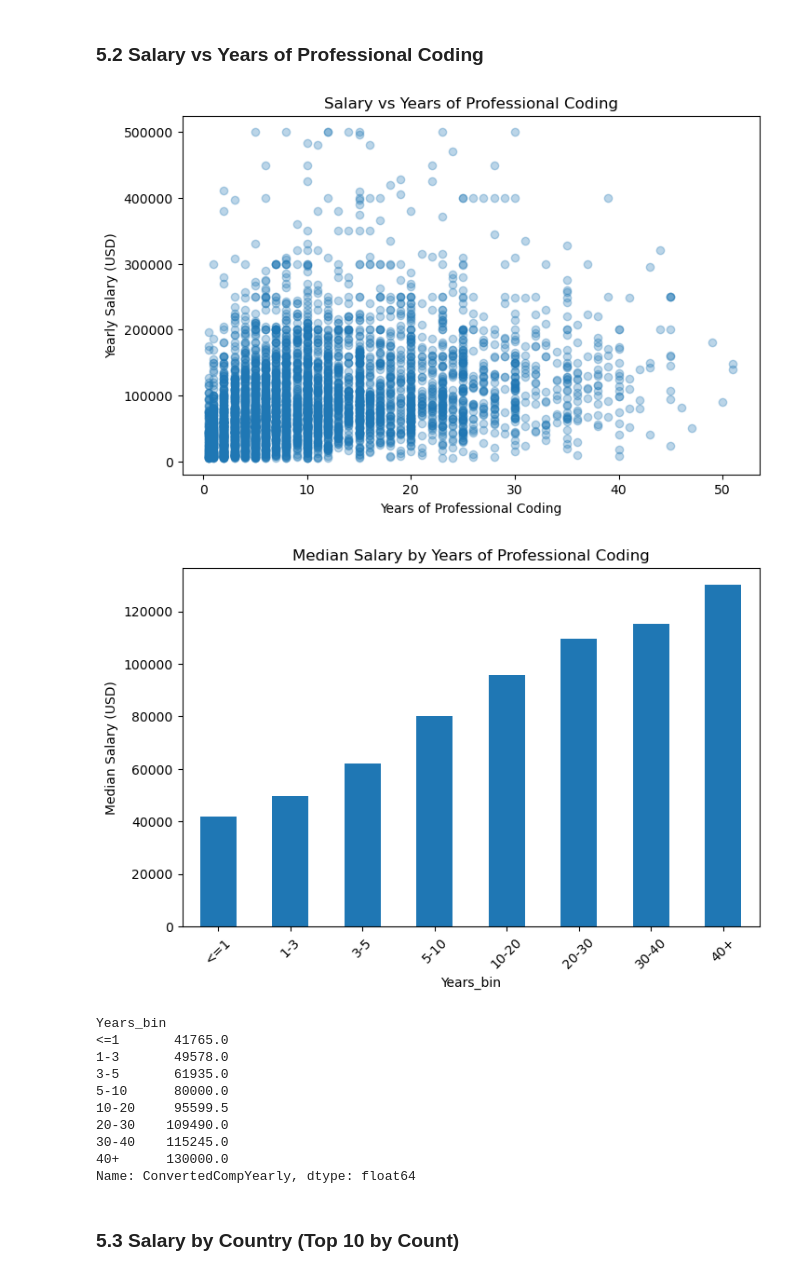
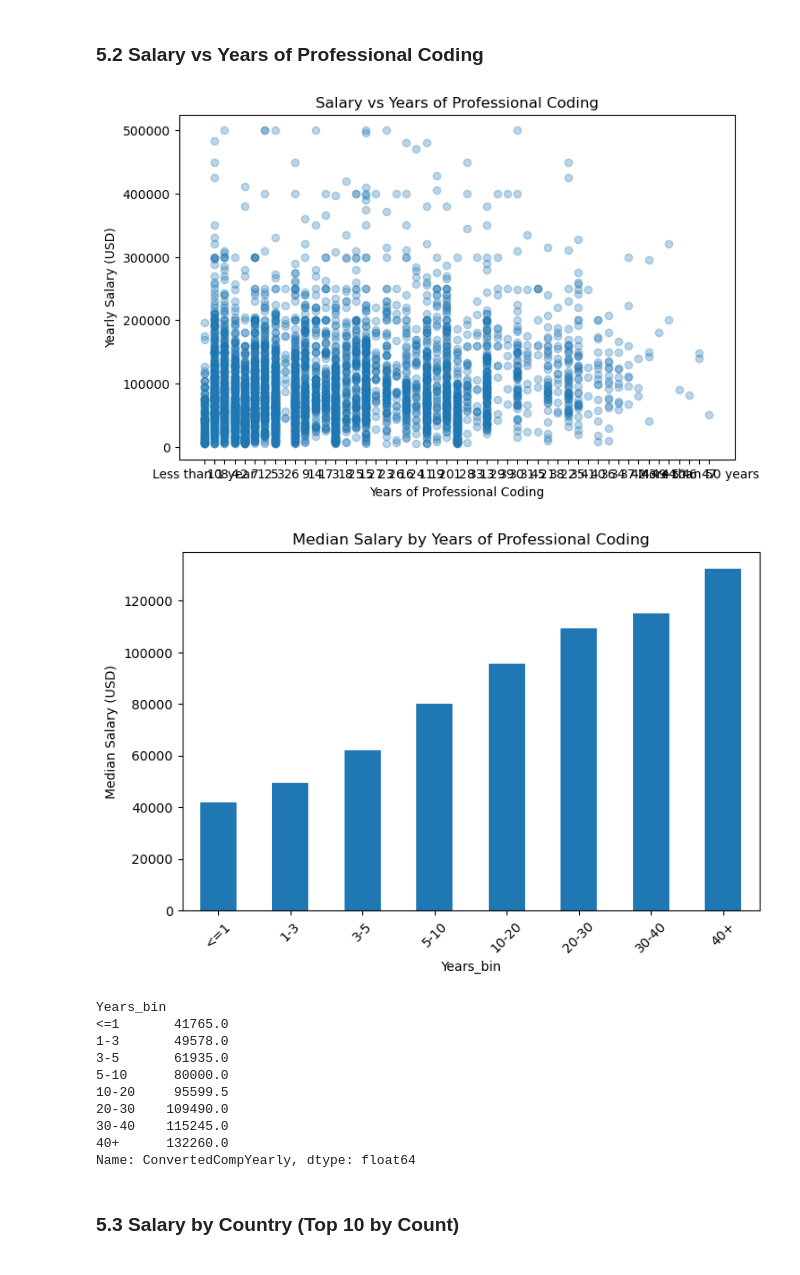
Before and after one commit to kareemtaha3/AI-Powered-HR-Analytics-Dashboard, a Jupyter notebook: notebooks/Model_4_Salary_Prediction_with_EDA.ipynb, the cells around one changed output. Saved outputs shown, nothing was run; the diff lists cells and outputs as text; code cells hidden in the pictures.

Commit message:
adding some visuals in some notebooks

```diff
--- a/notebooks/Model_4_Salary_Prediction_with_EDA.ipynb
+++ b/notebooks/Model_4_Salary_Prediction_with_EDA.ipynb
@@ -150,32 +142,13 @@ dtype: int64
 # %%
 
-# =========================
-# 4) BASIC CLEANING
-# =========================
 
-# إزالة الصفوف التي لا تحتوي على قيمة للراتب
 data = data[~data[target_col].isna()].copy()
 
-# إزالة الرواتب المتطرفة جداً (اختياري)
+
 data = data[(data[target_col] >= 5_000) & (data[target_col] <= 500_000)]
 
-# تنظيف YearsCodePro
-def clean_years_code_pro(x):
-    if pd.isna(x):
-        return np.nan
-    if isinstance(x, str):
-        x = x.strip()
-        if "Less than 1 year" in x:
-            return 0.5
-        if "More than 50 years" in x:
-            return 51
-        try:
-            return float(x)
-        except:
-            return np.nan
-    return x
 
-data["YearsCodePro"] = data["YearsCodePro"].apply(clean_years_code_pro)
+
 
 
 
@@ -216,7 +214,6 @@ plt.show()
 ### 5.2 Salary vs Years of Professional Coding
 # %%
 
-# العلاقة بين سنوات الخبرة والراتب (Scatter)
 sample = data[[target_col, "YearsCodePro"]].dropna().sample(n=min(5000, len(data)), random_state=42)
 
 plt.figure(figsize=(8, 5))
@@ -226,26 +223,28 @@ plt.ylabel("Yearly Salary (USD)")
 plt.title("Salary vs Years of Professional Coding")
 plt.show()
 # %% [output]
-[figure, old version]
+[figure, new version]
 # %%
 
-# متوسط الراتب لكل Range من سنوات الخبرة
+# Convert YearsCodePro to numeric, handling non-numeric values
+data["YearsCodePro_numeric"] = pd.to_numeric(data["YearsCodePro"], errors='coerce')
+
 bins = [-1, 1, 3, 5, 10, 20, 30, 40, 60]
 labels = ["<=1", "1-3", "3-5", "5-10", "10-20", "20-30", "30-40", "40+"]
-data["Years_bin"] = pd.cut(data["YearsCodePro"], bins=bins, labels=labels)
+data["Years_bin"] = pd.cut(data["YearsCodePro_numeric"], bins=bins, labels=labels)
 
 salary_by_years = data.groupby("Years_bin")[target_col].median().dropna()
 
 plt.figure(figsize=(8, 5))
 salary_by_years.plot(kind="bar")
 plt.ylabel("Median Salary (USD)")
 plt.title("Median Salary by Years of Professional Coding")
 plt.xticks(rotation=45)
 plt.show()
 
 salary_by_years
 # %% [output]
-[figure, old version]
+[figure, new version]
 Years_bin
 <=1       41765.0
 1-3       49578.0
@@ -254,7 +253,7 @@ Years_bin
 10-20     95599.5
 20-30    109490.0
 30-40    115245.0
-40+      130000.0
+40+      132260.0
 Name: ConvertedCompYearly, dtype: float64
 # %% [markdown]
 ### 5.3 Salary by Country (Top 10 by Count)
```
Also changed, not shown: parts of 23 cells of this notebook, 6 other files.
